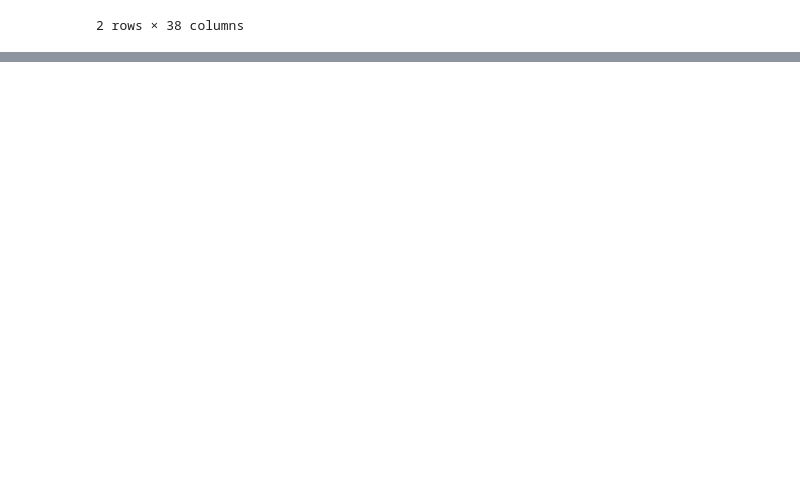
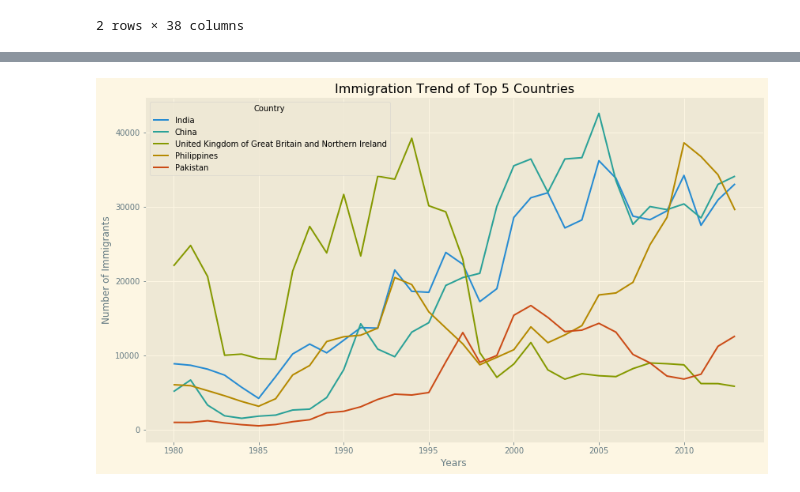
Before and after one commit to gabdelnour/jupyter_notebook, a Jupyter notebook: DS_Python/Matplotlib_Reading.ipynb, the cells around one changed output, grey strips where cells are left out. Cells and saved outputs as stored; diff of their text form; code cells hidden in the pictures; blank space fills up the shorter version.

```diff
--- a/DS_Python/Matplotlib_Reading.ipynb
+++ b/DS_Python/Matplotlib_Reading.ipynb
@@ -348,0 +413,13 @@ Index(['Continent', 'Region', 'DevName', '1980', '1981', '1982', '1983',
+# %%
+df_can.sort_values(by='Total', ascending=False, axis=0, inplace=True) #sort df for top immigrants
+df_top5 = df_can.head(5)                                              #selecting the top 5
+df_top5 = df_top5[years].transpose()                                  # transpose because this is a df and not a `series`
+df_top5.index = df_top5.index.map(int)                                # let's change the index values of df_top5 to type integer for plotting
+df_top5.plot(kind='line', figsize=(14, 8))                            # pass a tuple (x, y) size
+
+#labeling stuff
+plt.title('Immigration Trend of Top 5 Countries')
+plt.ylabel('Number of Immigrants')
+plt.xlabel('Years')
+# %% [output]
+[figure, added]
```
Also changed, not shown: parts of 9 cells of this notebook.
